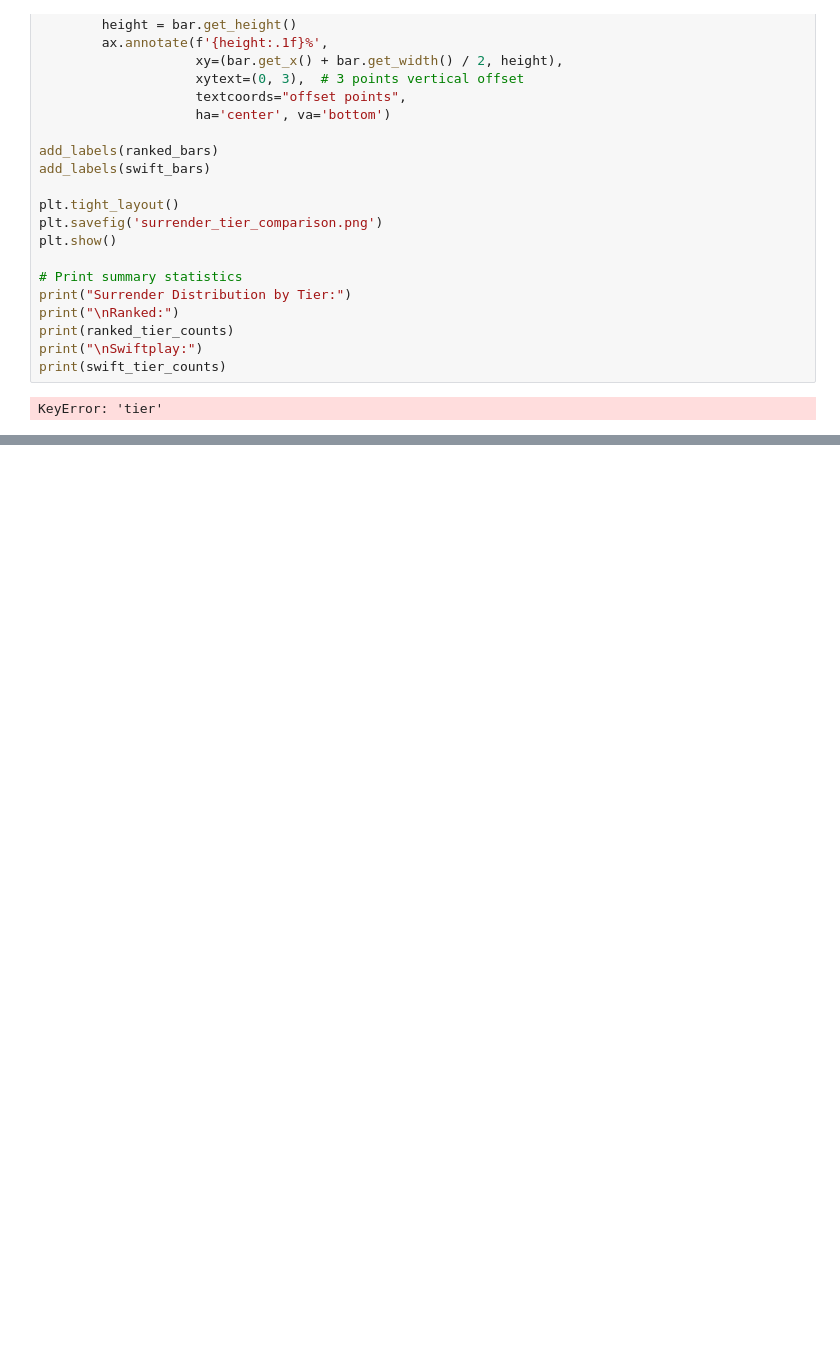
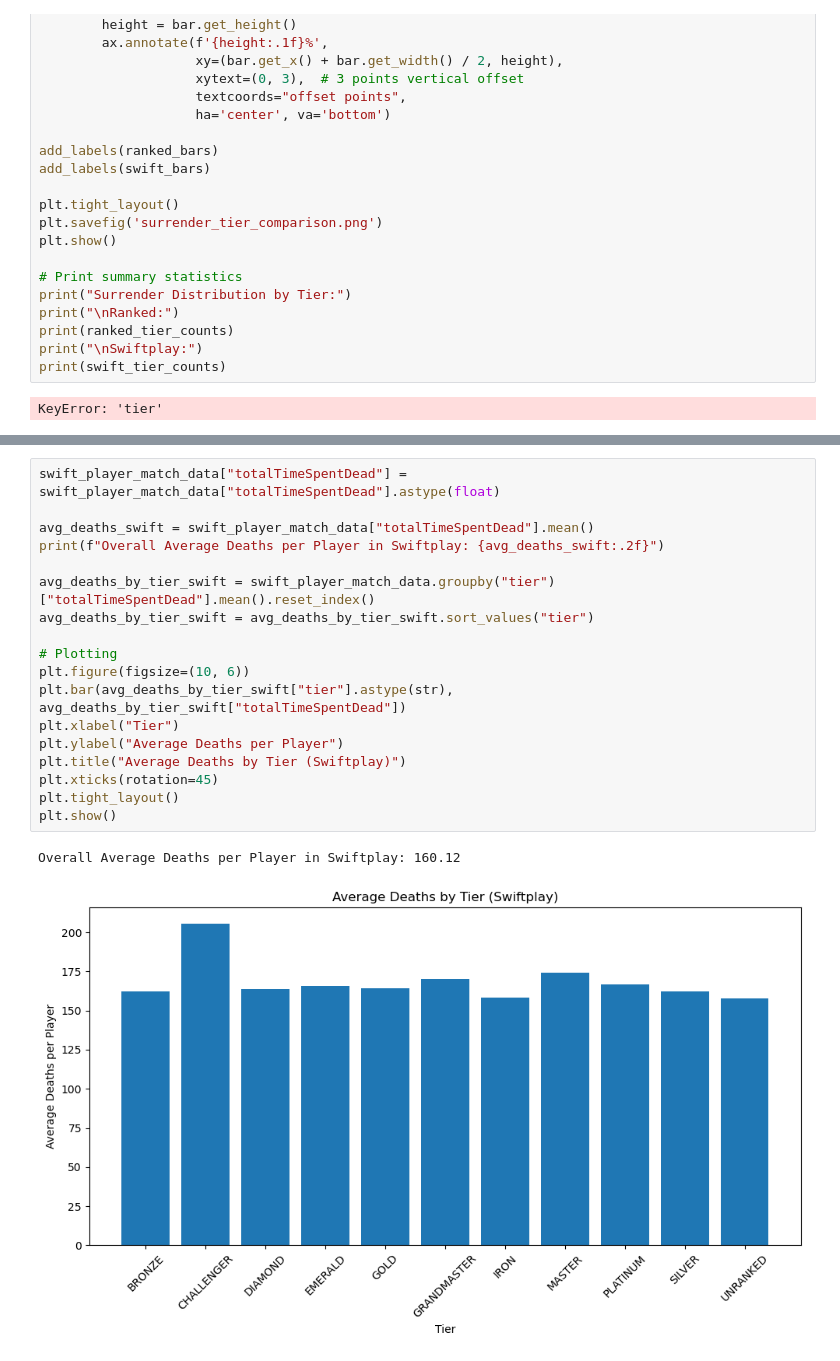
Before and after one commit to mdcUM/swiftplay-analysis, a Jupyter notebook: speed_and_duration_analysis.ipynb, the cells around one changed output, grey strips where cells are left out. Cells and saved outputs as stored; diff of their text form; blank space fills up the shorter version.

```diff
--- a/speed_and_duration_analysis.ipynb
+++ b/speed_and_duration_analysis.ipynb
@@ -252,0 +283,21 @@ KeyError: 'tier'
+# %%
+swift_player_match_data["totalTimeSpentDead"] = swift_player_match_data["totalTimeSpentDead"].astype(float)
+
+avg_deaths_swift = swift_player_match_data["totalTimeSpentDead"].mean()
+print(f"Overall Average Deaths per Player in Swiftplay: {avg_deaths_swift:.2f}")
+
+avg_deaths_by_tier_swift = swift_player_match_data.groupby("tier")["totalTimeSpentDead"].mean().reset_index()
+avg_deaths_by_tier_swift = avg_deaths_by_tier_swift.sort_values("tier")
+
+# Plotting
+plt.figure(figsize=(10, 6))
+plt.bar(avg_deaths_by_tier_swift["tier"].astype(str), avg_deaths_by_tier_swift["totalTimeSpentDead"])
+plt.xlabel("Tier")
+plt.ylabel("Average Deaths per Player")
+plt.title("Average Deaths by Tier (Swiftplay)")
+plt.xticks(rotation=45)
+plt.tight_layout()
+plt.show()
+# %% [output]
+Overall Average Deaths per Player in Swiftplay: 160.12
+[figure, added]
```
Also changed, not shown: parts of 6 cells of this notebook, 1 other file.
